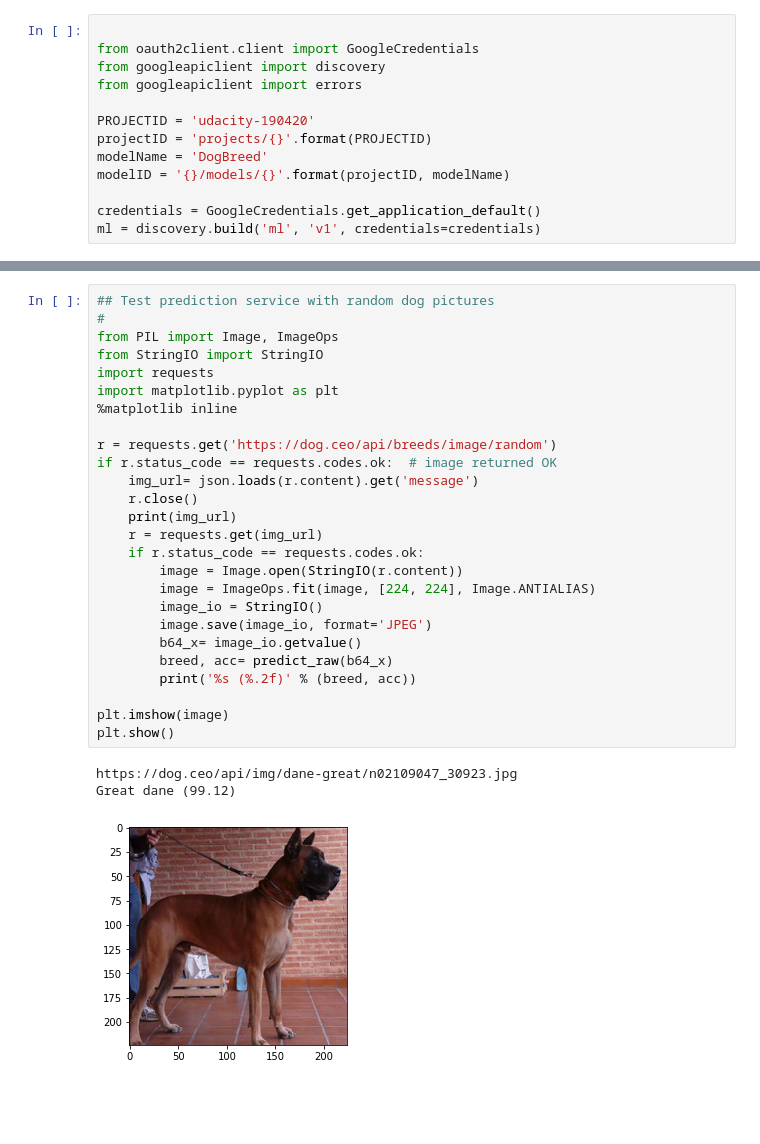
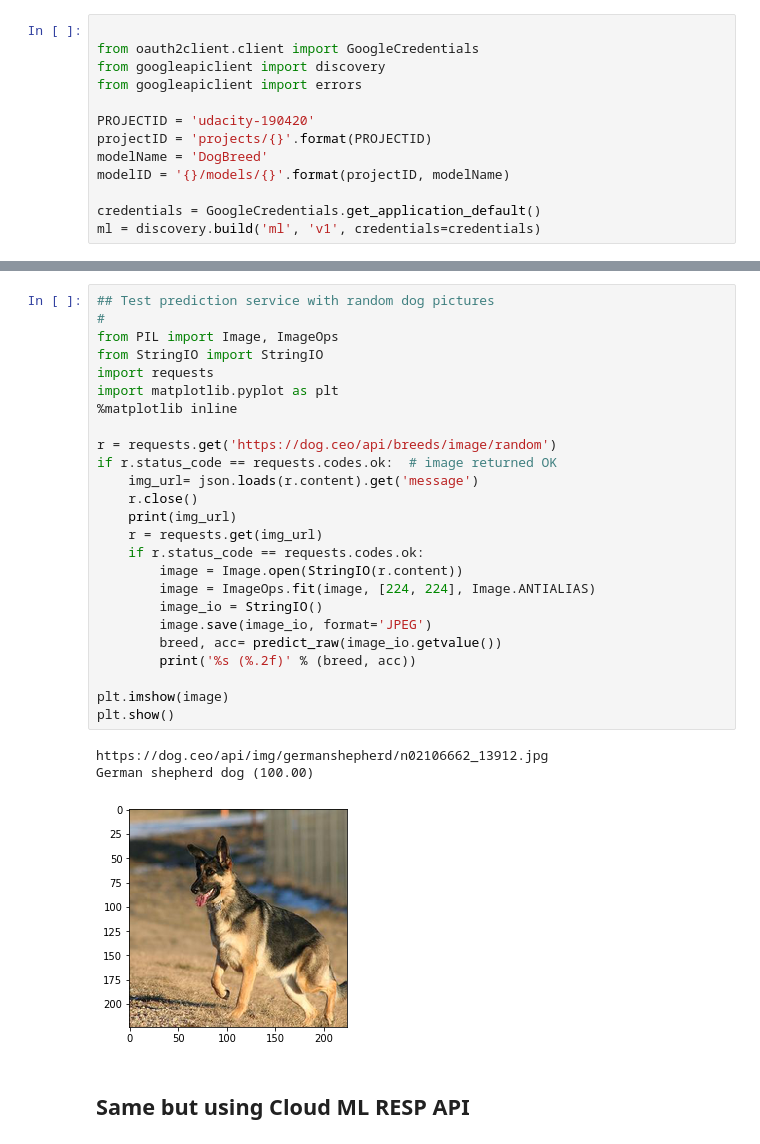
Before and after one commit to gregoriomezquita/dog-breed, a Jupyter notebook: cloud-ml/cloud-ml.ipynb, the cells around one changed output, grey strips where cells are left out. Cells and saved outputs as stored; diff of their text form; blank space fills up the shorter version.

```diff
--- a/cloud-ml/cloud-ml.ipynb
+++ b/cloud-ml/cloud-ml.ipynb
@@ -194,30 +187,31 @@ for img_path in files:
 # %%
 ## Test prediction service with random dog pictures
 #
 from PIL import Image, ImageOps
 from StringIO import StringIO
 import requests
 import matplotlib.pyplot as plt
 %matplotlib inline
 
 r = requests.get('https://dog.ceo/api/breeds/image/random')
 if r.status_code == requests.codes.ok:  # image returned OK
     img_url= json.loads(r.content).get('message')
     r.close()
     print(img_url)
     r = requests.get(img_url)
     if r.status_code == requests.codes.ok:
         image = Image.open(StringIO(r.content))
         image = ImageOps.fit(image, [224, 224], Image.ANTIALIAS)
         image_io = StringIO()
         image.save(image_io, format='JPEG')
-        b64_x= image_io.getvalue()
-        breed, acc= predict_raw(b64_x)
+        breed, acc= predict_raw(image_io.getvalue())
         print('%s (%.2f)' % (breed, acc))
 
 plt.imshow(image)
 plt.show()
 # %% [output]
-https://dog.ceo/api/img/dane-great/n02109047_30923.jpg
-Great dane (99.12)
+https://dog.ceo/api/img/germanshepherd/n02106662_13912.jpg
+German shepherd dog (100.00)
-[figure, old version]
+[figure, new version]
+# %% [markdown]
+## Same but using Cloud ML RESP API
```
Also changed, not shown: parts of 5 cells of this notebook, 6 other files.
